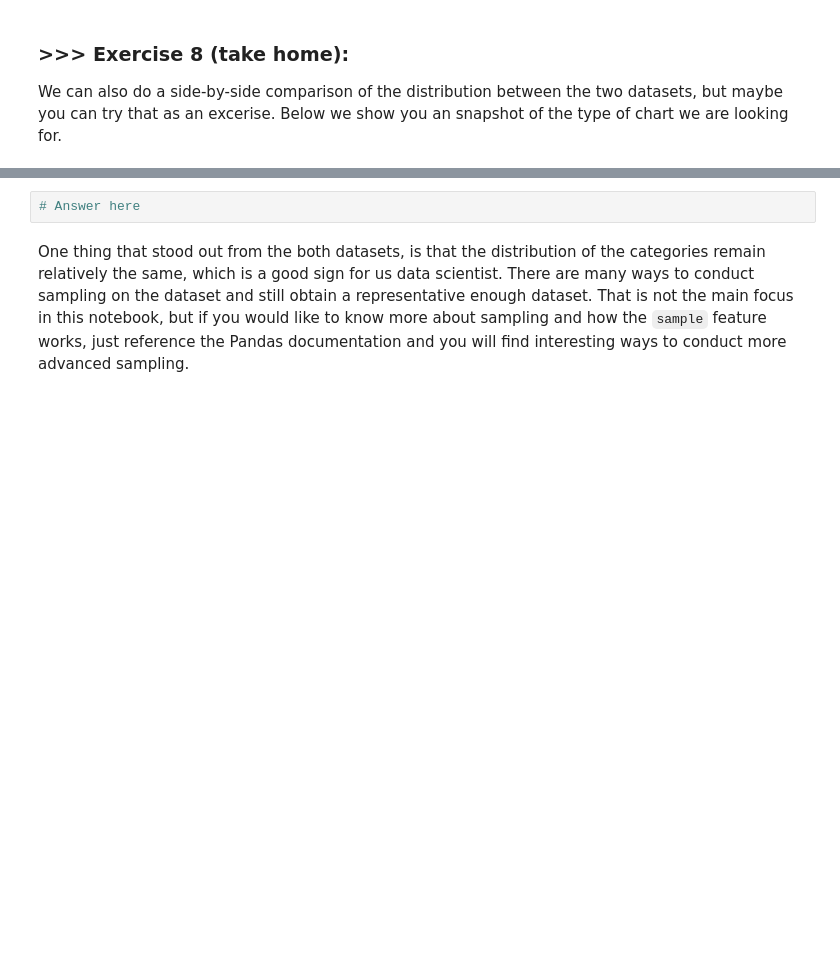
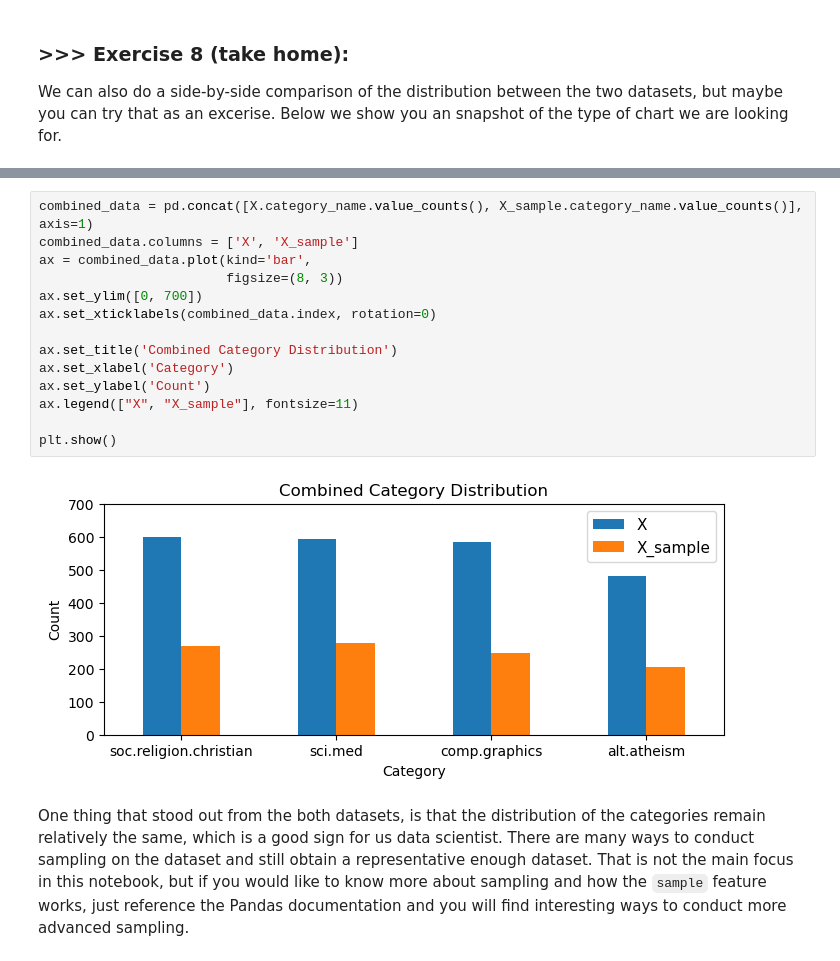
Before and after one commit to JuliaYunn/DM2023-Lab1-Master, a Jupyter notebook: DM2023-Lab1-Master.ipynb, the cells around one changed output, grey strips where cells are left out. Drawn from its saved outputs; the diff is of its cells as text; blank space fills up the shorter version.

```diff
--- a/DM2023-Lab1-Master.ipynb
+++ b/DM2023-Lab1-Master.ipynb
@@ -881,8 +899,22 @@ Name: category_name, dtype: int64
 We can also do a side-by-side comparison of the distribution between the two datasets, but maybe you can try that as an excerise. Below we show you an snapshot of the type of chart we are looking for.
 # %% [markdown]
 ![alt txt](https://i.imgur.com/9eO431H.png)
-# %%
-# Answer here
+# %%
+combined_data = pd.concat([X.category_name.value_counts(), X_sample.category_name.value_counts()], axis=1)
+combined_data.columns = ['X', 'X_sample']
+ax = combined_data.plot(kind='bar',
+                        figsize=(8, 3))
+ax.set_ylim([0, 700])
+ax.set_xticklabels(combined_data.index, rotation=0)
+
+ax.set_title('Combined Category Distribution')
+ax.set_xlabel('Category')
+ax.set_ylabel('Count')
+ax.legend(["X", "X_sample"], fontsize=11)
+
+plt.show()
+# %% [output]
+[figure, added]
 # %% [markdown]
 One thing that stood out from the both datasets, is that the distribution of the categories remain relatively the same, which is a good sign for us data scientist. There are many ways to conduct sampling on the dataset and still obtain a representative enough dataset. That is not the main focus in this notebook, but if you would like to know more about sampling and how the `sample` feature works, just reference the Pandas documentation and you will find interesting ways to conduct more advanced sampling.
 # %% [markdown]
```
Also changed, not shown: parts of 16 cells of this notebook.
